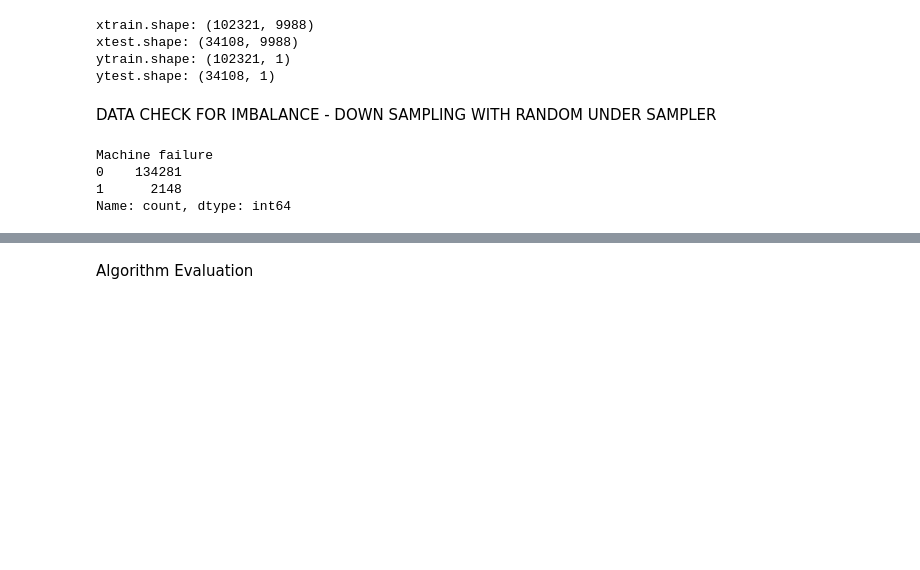
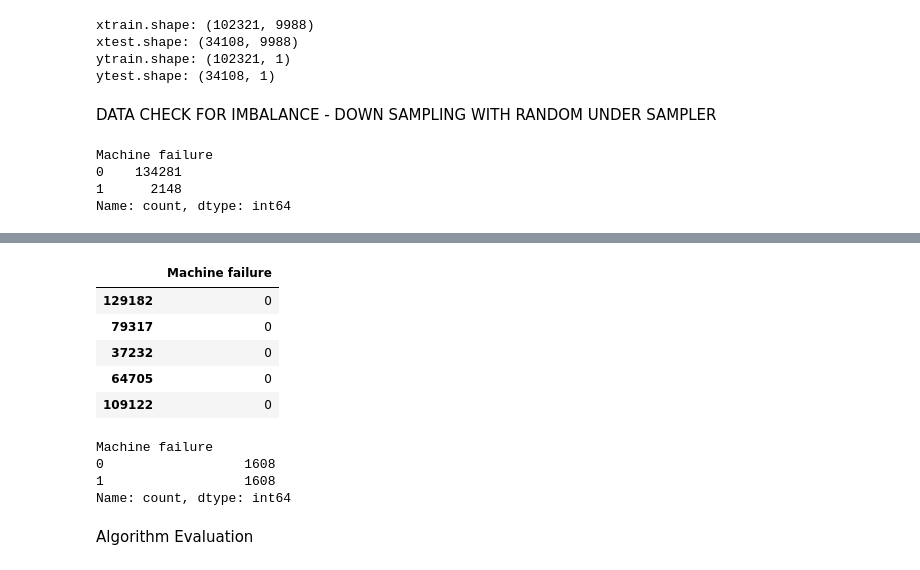
Before and after one commit to Paridhijain-githb/Machine-_learning_01, a Jupyter notebook: PROJECT2/project2classification.ipynb, the cells around one changed output, grey strips where cells are left out. Cells and saved outputs as stored; diff of their text form; code cells hidden in the pictures; blank space fills up the shorter version.

```diff
--- a/PROJECT2/project2classification.ipynb
+++ b/PROJECT2/project2classification.ipynb
@@ -257,4 +257,20 @@ x_us.head()
 5 rows × 9988 columns
+# %%
+y_us.head()
+# %% [output]
+|  | Machine failure |
+| 129182 | 0 |
+| 79317 | 0 |
+| 37232 | 0 |
+| 64705 | 0 |
+| 109122 | 0 |
+# %%
+y_us.value_counts()
+# %% [output]
+Machine failure
+0                  1608
+1                  1608
+Name: count, dtype: int64
 # %% [markdown]
 Algorithm Evaluation
 # %%
```
Also changed, not shown: parts of 14 cells of this notebook, 1 other file.
